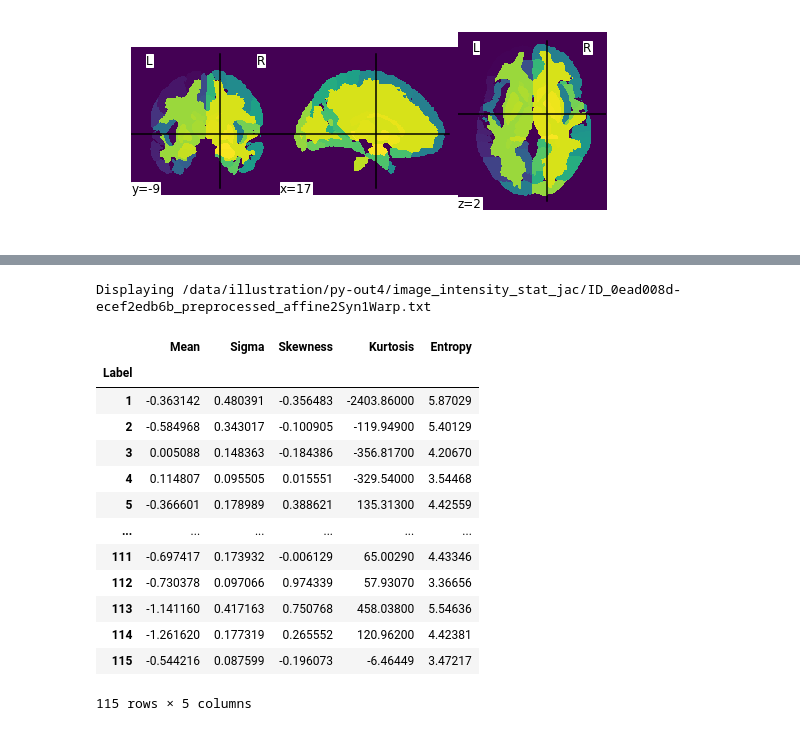
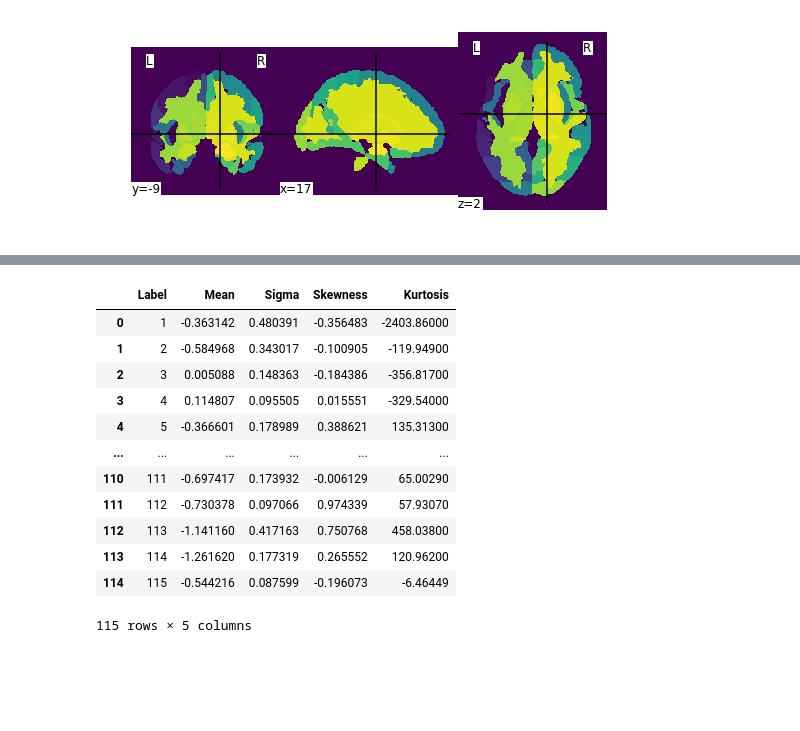
Before and after one commit to zhbai/AutoCT, a Jupyter notebook: notebooks/illustration.ipynb, the cells around one changed output, grey strips where cells are left out. Drawn from its saved outputs; the diff is of its cells as text; code cells hidden in the pictures; blank space fills up the shorter version.

```diff
--- a/notebooks/illustration.ipynb
+++ b/notebooks/illustration.ipynb
@@ -171,10 +164,10 @@ Displaying /data/illustration/py-out4/label_geometry_measures/ID_0ead008d-ecef2e
 # %%
-image_intensity_stat_jac_dir = join(output, 'image_intensity_stat_jac')
-image_intensity_stat_jac_args = ['-a',
+image_intensity_stat_dir = join(output, 'image_intensity_stat')
+image_intensity_stat_args = ['-a',
                                  atlas_file,
                                  join(segmentation_dir, 'REGIS/Affine2SyN/*affine2Syn1Warp.nii.gz'),
-                                 image_intensity_stat_jac_dir
+                                 image_intensity_stat_dir
                                 ]
 
-tbi.image_intensity_stat_jac(image_intensity_stat_jac_args)
+tbi.image_intensity_stat(image_intensity_stat_args)
 # %% [output]
@@ -185,23 +179,20 @@ tbi.image_intensity_stat_jac(image_intensity_stat_jac_args)
 # %%
-txt_files = glob(join(image_intensity_stat_jac_dir, "*.txt"))
+csv_files = glob(join(image_intensity_stat_dir, "*.csv"))
 
-for txt_file in txt_files:
-    print('Displaying {0}'.format(txt_file))
-    df = pd.read_csv(txt_file, sep=' +', engine='python', index_col=0)
+for csv_file in csv_files:
+    df = pd.read_csv(csv_file)
     display(df.iloc[0:115,0:5])
 # %% [output]
+|  | Label | Mean | Sigma | Skewness | Kurtosis |
+| 0 | 1 | -0.363142 | 0.480391 | -0.356483 | -2403.86000 |
+| 1 | 2 | -0.584968 | 0.343017 | -0.100905 | -119.94900 |
+| 2 | 3 | 0.005088 | 0.148363 | -0.184386 | -356.81700 |
+| 3 | 4 | 0.114807 | 0.095505 | 0.015551 | -329.54000 |
+| 4 | 5 | -0.366601 | 0.178989 | 0.388621 | 135.31300 |
+| ... | ... | ... | ... | ... | ... |
+| 110 | 111 | -0.697417 | 0.173932 | -0.006129 | 65.00290 |
+| 111 | 112 | -0.730378 | 0.097066 | 0.974339 | 57.93070 |
+| 112 | 113 | -1.141160 | 0.417163 | 0.750768 | 458.03800 |
+| 113 | 114 | -1.261620 | 0.177319 | 0.265552 | 120.96200 |
+| 114 | 115 | -0.544216 | 0.087599 | -0.196073 | -6.46449 |
-Displaying /data/illustration/py-out4/image_intensity_stat_jac/ID_0ead008d-ecef2edb6b_preprocessed_affine2Syn1Warp.txt
+115 rows × 5 columns
-|  | Mean | Sigma | Skewness | Kurtosis | Entropy |
-| Label |  |  |  |  |  |
-| 1 | -0.363142 | 0.480391 | -0.356483 | -2403.86000 | 5.87029 |
-| 2 | -0.584968 | 0.343017 | -0.100905 | -119.94900 | 5.40129 |
-| 3 | 0.005088 | 0.148363 | -0.184386 | -356.81700 | 4.20670 |
-| 4 | 0.114807 | 0.095505 | 0.015551 | -329.54000 | 3.54468 |
-| 5 | -0.366601 | 0.178989 | 0.388621 | 135.31300 | 4.42559 |
-| ... | ... | ... | ... | ... | ... |
-| 111 | -0.697417 | 0.173932 | -0.006129 | 65.00290 | 4.43346 |
-| 112 | -0.730378 | 0.097066 | 0.974339 | 57.93070 | 3.36656 |
-| 113 | -1.141160 | 0.417163 | 0.750768 | 458.03800 | 5.54636 |
-| 114 | -1.261620 | 0.177319 | 0.265552 | 120.96200 | 4.42381 |
-| 115 | -0.544216 | 0.087599 | -0.196073 | -6.46449 | 3.47217 |
-115 rows × 5 columns
```
Also changed, not shown: parts of 6 cells of this notebook, 12 other files.
